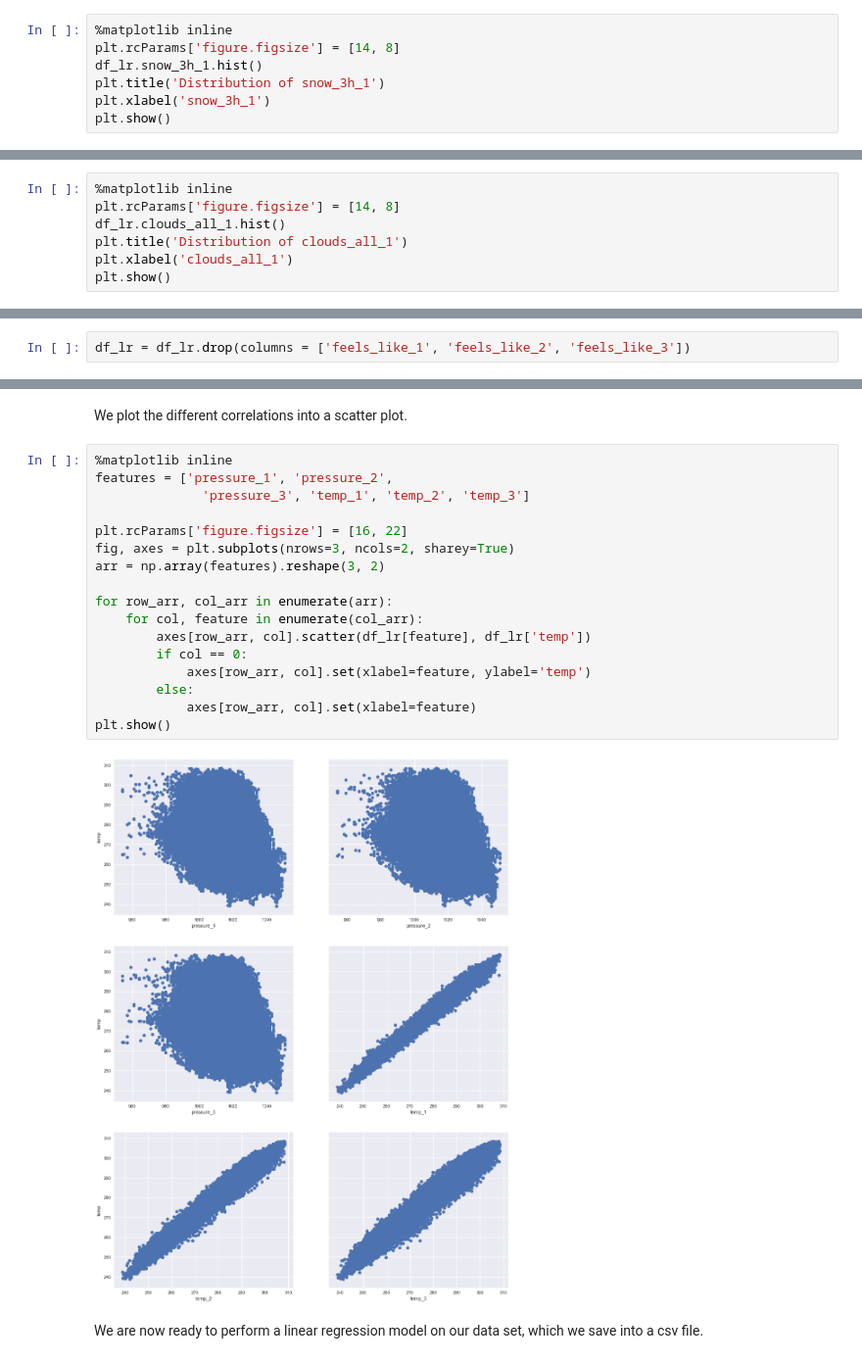
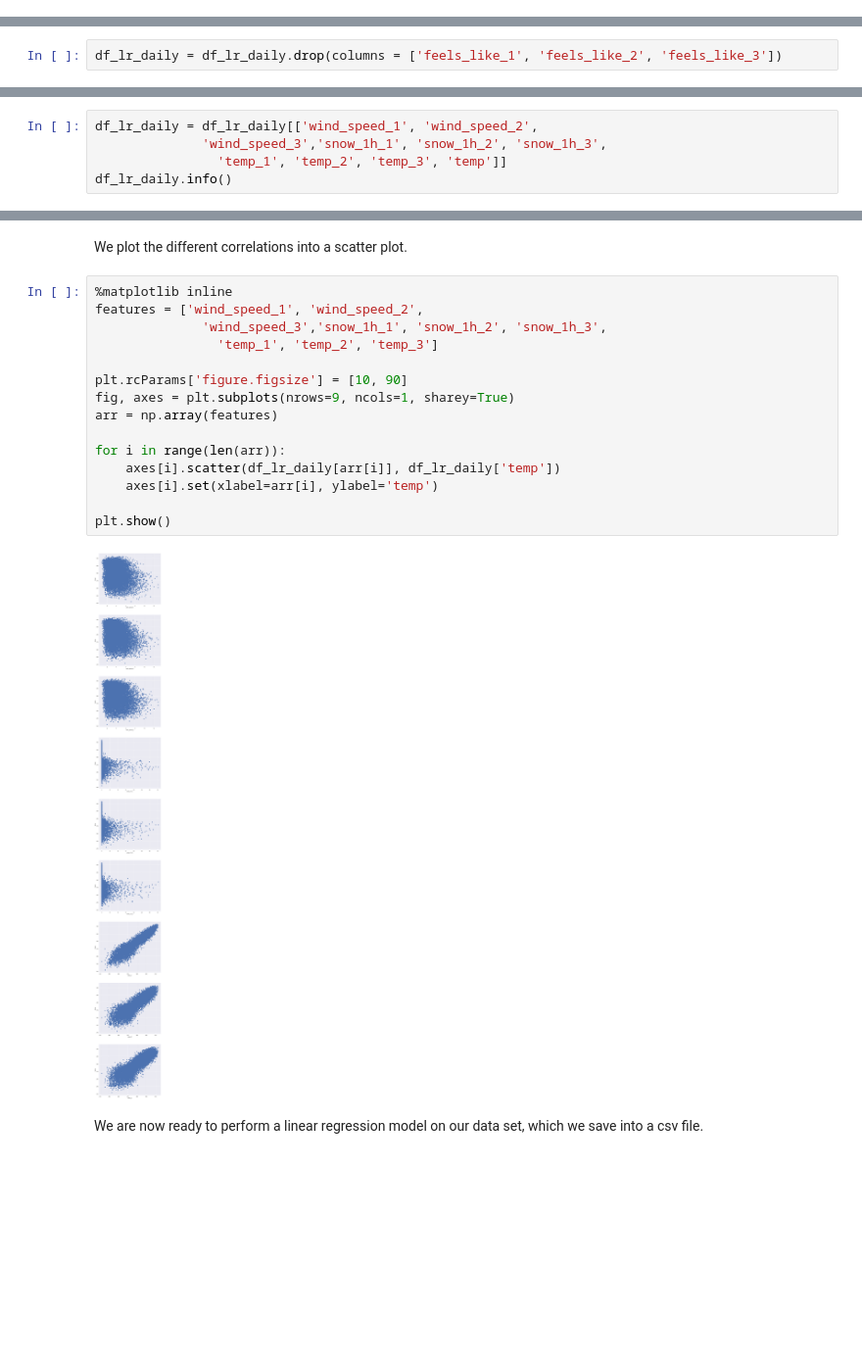
Before and after one commit to louispthi/weatherpredict, a Jupyter notebook: cleaning_datas_lin_reg.ipynb, the cells around one changed output, grey strips where cells are left out. Shown at 98% size. Drawn from its saved outputs; the diff is of its cells as text; blank space fills up the shorter version.

```diff
--- a/cleaning_datas_lin_reg.ipynb
+++ b/cleaning_datas_lin_reg.ipynb
@@ -326,7 +338,0 @@ plt.show()
-# %%
-%matplotlib inline
-plt.rcParams['figure.figsize'] = [14, 8]
-df_lr.snow_3h_1.hist()
-plt.title('Distribution of snow_3h_1')
-plt.xlabel('snow_3h_1')
-plt.show()
@@ -335,7 +338,0 @@ plt.show()
-# %%
-%matplotlib inline
-plt.rcParams['figure.figsize'] = [14, 8]
-df_lr.clouds_all_1.hist()
-plt.title('Distribution of clouds_all_1')
-plt.xlabel('clouds_all_1')
-plt.show()
@@ -392,5 +387,5 @@ correlation_heatmap(df_lr)
 # %%
-df_lr = df_lr.drop(columns = ['feels_like_1', 'feels_like_2', 'feels_like_3'])
+df_lr_daily = df_lr_daily.drop(columns = ['feels_like_1', 'feels_like_2', 'feels_like_3'])
 # %% [markdown]
 We now look at the correlation between the different features and 'temp', the feature we want to predict.
 # %%
@@ -435,0 +414,5 @@ memory usage: 22.8 MB
+# %%
+df_lr_daily = df_lr_daily[['wind_speed_1', 'wind_speed_2',
+              'wind_speed_3','snow_1h_1', 'snow_1h_2', 'snow_1h_3',
+                'temp_1', 'temp_2', 'temp_3', 'temp']]
+df_lr_daily.info()
@@ -437,23 +437,21 @@ memory usage: 22.8 MB
 We plot the different correlations into a scatter plot.
 # %%
 %matplotlib inline
-features = ['pressure_1', 'pressure_2',
-              'pressure_3', 'temp_1', 'temp_2', 'temp_3']
+features = ['wind_speed_1', 'wind_speed_2',
+              'wind_speed_3','snow_1h_1', 'snow_1h_2', 'snow_1h_3',
+                'temp_1', 'temp_2', 'temp_3']
 
-plt.rcParams['figure.figsize'] = [16, 22]
-fig, axes = plt.subplots(nrows=3, ncols=2, sharey=True)
-arr = np.array(features).reshape(3, 2)
+plt.rcParams['figure.figsize'] = [10, 90]
+fig, axes = plt.subplots(nrows=9, ncols=1, sharey=True)
+arr = np.array(features)
 
-for row_arr, col_arr in enumerate(arr):
-    for col, feature in enumerate(col_arr):
-        axes[row_arr, col].scatter(df_lr[feature], df_lr['temp'])
-        if col == 0:
-            axes[row_arr, col].set(xlabel=feature, ylabel='temp')
-        else:
-            axes[row_arr, col].set(xlabel=feature)
+for i in range(len(arr)):
+    axes[i].scatter(df_lr_daily[arr[i]], df_lr_daily['temp'])
+    axes[i].set(xlabel=arr[i], ylabel='temp')
+
 plt.show()
 # %% [output]
-[figure, old version]
+[figure, new version]
 # %% [markdown]
 We are now ready to perform a linear regression model on our data set, which we save into a csv file.
 # %%
```
Also changed, not shown: parts of 44 cells of this notebook.
